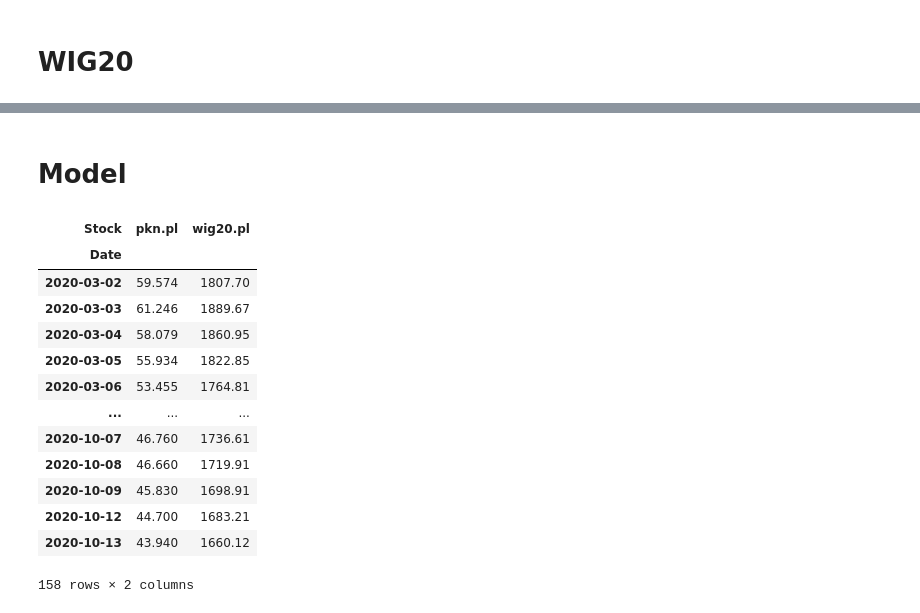
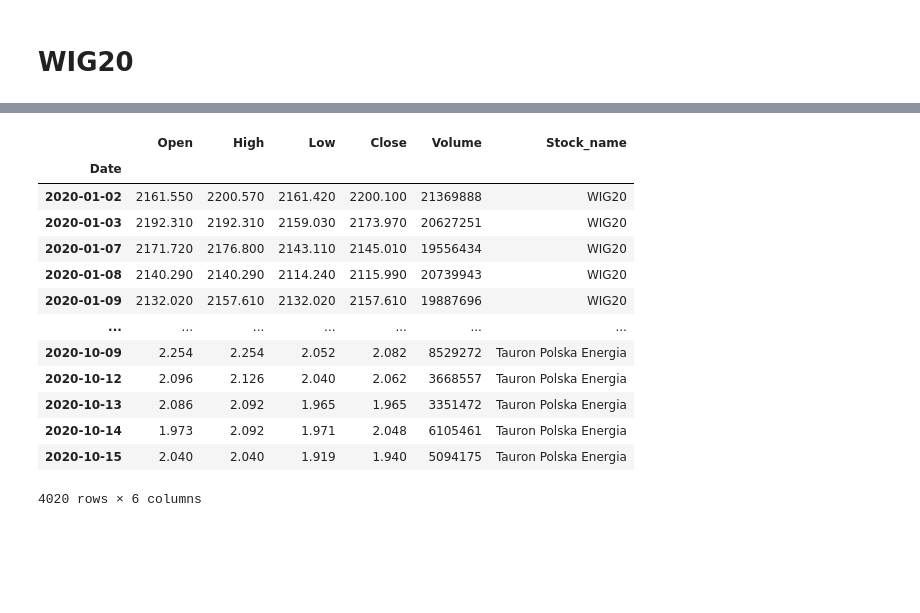
Before and after one commit to MazonSzymon/Project_COVID_portfolio, a Jupyter notebook: project_v1.ipynb, the cells around one changed output, grey strips where cells are left out. Saved outputs shown, nothing was run; the diff lists cells and outputs as text; code cells hidden in the pictures; blank space fills up the shorter version.

```diff
--- a/project_v1.ipynb
+++ b/project_v1.ipynb
@@ -1189,2 +298,0 @@ Wartość inwestycji w stosunku do benchmarku wynosi -1.71%
-# %% [markdown]
-# Model
@@ -1202,17 +298,0 @@ def make_portfolio(stocks,start_date):
-# %%
-make_portfolio(['wig20.pl','pkn.pl'], dt.date(2020,3,1))
-# %% [output]
-| Stock | pkn.pl | wig20.pl |
-| Date |  |  |
-| 2020-03-02 | 59.574 | 1807.70 |
-| 2020-03-03 | 61.246 | 1889.67 |
-| 2020-03-04 | 58.079 | 1860.95 |
-| 2020-03-05 | 55.934 | 1822.85 |
-| 2020-03-06 | 53.455 | 1764.81 |
-| ... | ... | ... |
-| 2020-10-07 | 46.760 | 1736.61 |
-| 2020-10-08 | 46.660 | 1719.91 |
-| 2020-10-09 | 45.830 | 1698.91 |
-| 2020-10-12 | 44.700 | 1683.21 |
-| 2020-10-13 | 43.940 | 1660.12 |
-158 rows × 2 columns
@@ -1218,0 +303,17 @@ make_portfolio(['wig20.pl','pkn.pl'], dt.date(2020,3,1))
+# %%
+WIG20_tabel
+# %% [output]
+|  | Open | High | Low | Close | Volume | Stock_name |
+| Date |  |  |  |  |  |  |
+| 2020-01-02 | 2161.550 | 2200.570 | 2161.420 | 2200.100 | 21369888 | WIG20 |
+| 2020-01-03 | 2192.310 | 2192.310 | 2159.030 | 2173.970 | 20627251 | WIG20 |
+| 2020-01-07 | 2171.720 | 2176.800 | 2143.110 | 2145.010 | 19556434 | WIG20 |
+| 2020-01-08 | 2140.290 | 2140.290 | 2114.240 | 2115.990 | 20739943 | WIG20 |
+| 2020-01-09 | 2132.020 | 2157.610 | 2132.020 | 2157.610 | 19887696 | WIG20 |
+| ... | ... | ... | ... | ... | ... | ... |
+| 2020-10-09 | 2.254 | 2.254 | 2.052 | 2.082 | 8529272 | Tauron Polska Energia |
+| 2020-10-12 | 2.096 | 2.126 | 2.040 | 2.062 | 3668557 | Tauron Polska Energia |
+| 2020-10-13 | 2.086 | 2.092 | 1.965 | 1.965 | 3351472 | Tauron Polska Energia |
+| 2020-10-14 | 1.973 | 2.092 | 1.971 | 2.048 | 6105461 | Tauron Polska Energia |
+| 2020-10-15 | 2.040 | 2.040 | 1.919 | 1.940 | 5094175 | Tauron Polska Energia |
+4020 rows × 6 columns
```
Also changed, not shown: parts of 166 cells of this notebook.
